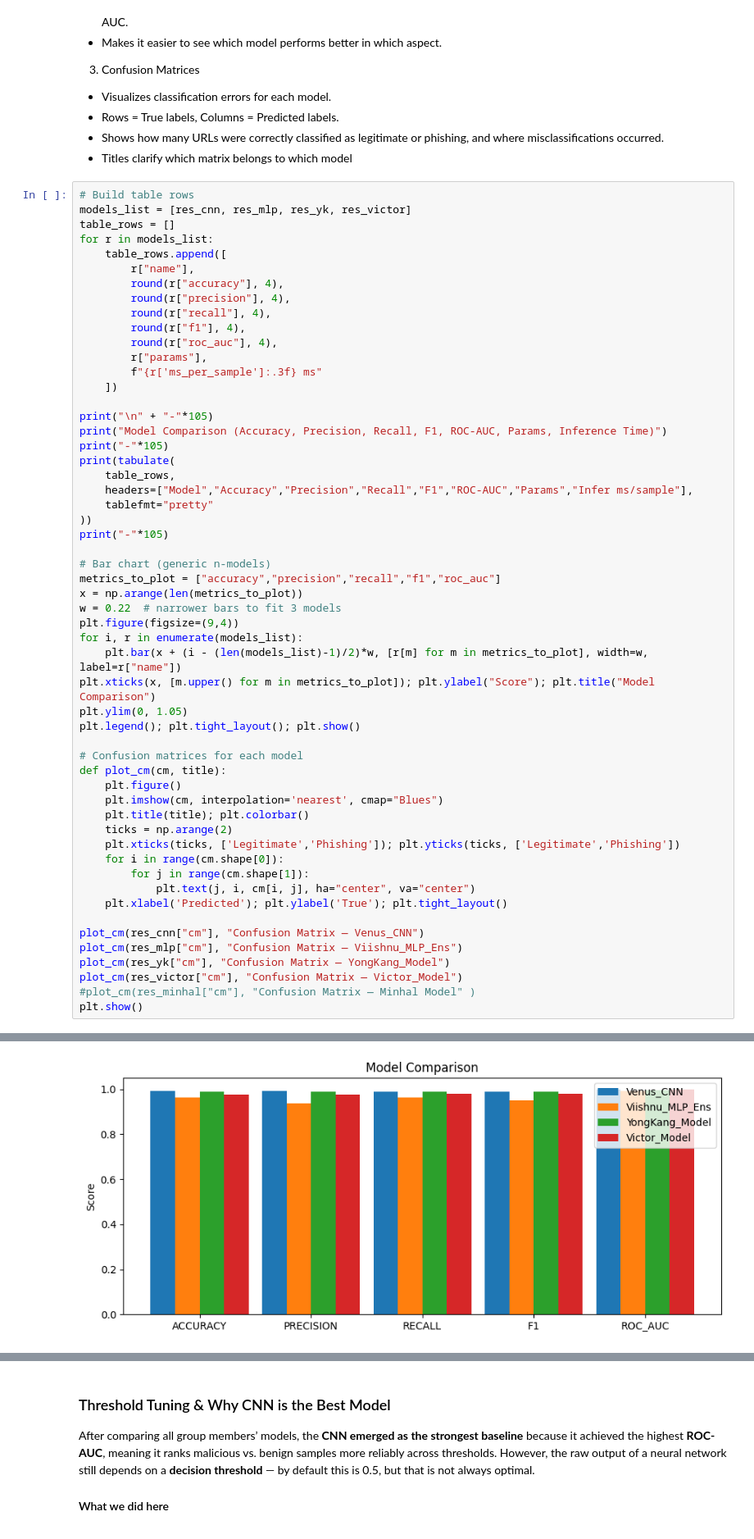
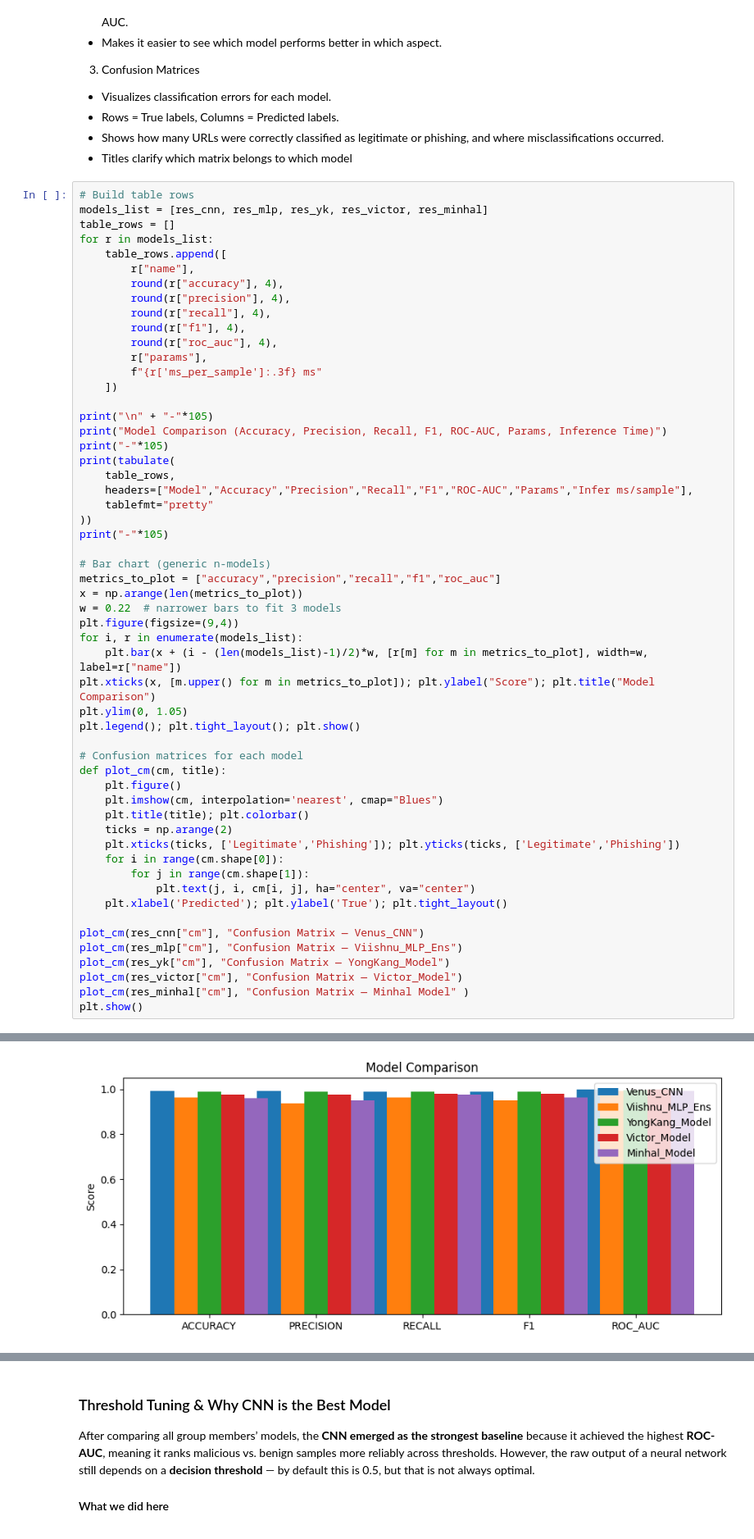
Before and after one commit to Viishnu07/DLI_GroupAE_URLPhishing, a Jupyter notebook: Group_AE_Model.ipynb, the cells around one changed output, grey strips where cells are left out. Shown at 82% size. Saved outputs shown, nothing was run; the diff lists cells and outputs as text.

Commit message:
Group comparison and best model fine tune

```diff
--- a/Group_AE_Model.ipynb
+++ b/Group_AE_Model.ipynb
@@ -812,7 +820,7 @@ This section combines the results of everyone model, then produces comparison ta
  * Titles clarify which matrix belongs to which model
 # %%
 # Build table rows
-models_list = [res_cnn, res_mlp, res_yk, res_victor]
+models_list = [res_cnn, res_mlp, res_yk, res_victor, res_minhal]
 table_rows = []
 for r in models_list:
     table_rows.append([
@@ -863,7 +871,7 @@ plot_cm(res_cnn["cm"], "Confusion Matrix — Venus_CNN")
 plot_cm(res_mlp["cm"], "Confusion Matrix — Viishnu_MLP_Ens")
 plot_cm(res_yk["cm"], "Confusion Matrix — YongKang_Model")
 plot_cm(res_victor["cm"], "Confusion Matrix — Victor_Model")
-#plot_cm(res_minhal["cm"], "Confusion Matrix — Minhal Model" )
+plot_cm(res_minhal["cm"], "Confusion Matrix — Minhal Model" )
 plt.show()
 # %% [output]
 ---------------------------------------------------------------------------------------------------------
@@ -880,5 +889,5 @@ Model Comparison (Accuracy, Precision, Recall, F1, ROC-AUC, Params, Inference Ti
 ---------------------------------------------------------------------------------------------------------
-[figure, old version]
+[figure, new version]
 [figure]
 [figure]
 [figure]
```
Also changed, not shown: parts of 8 cells of this notebook.
